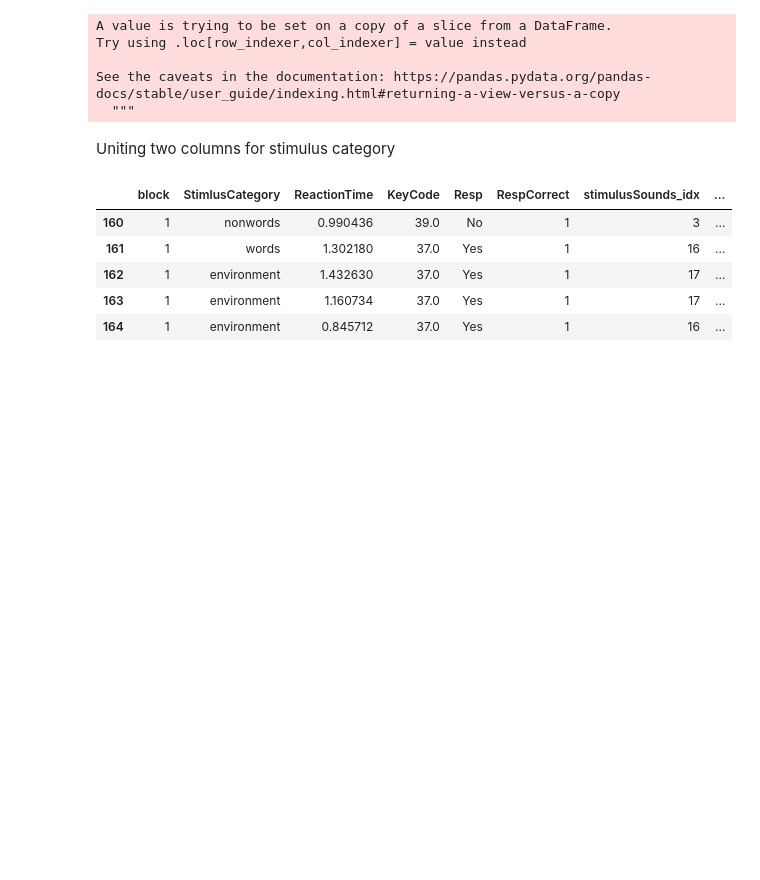
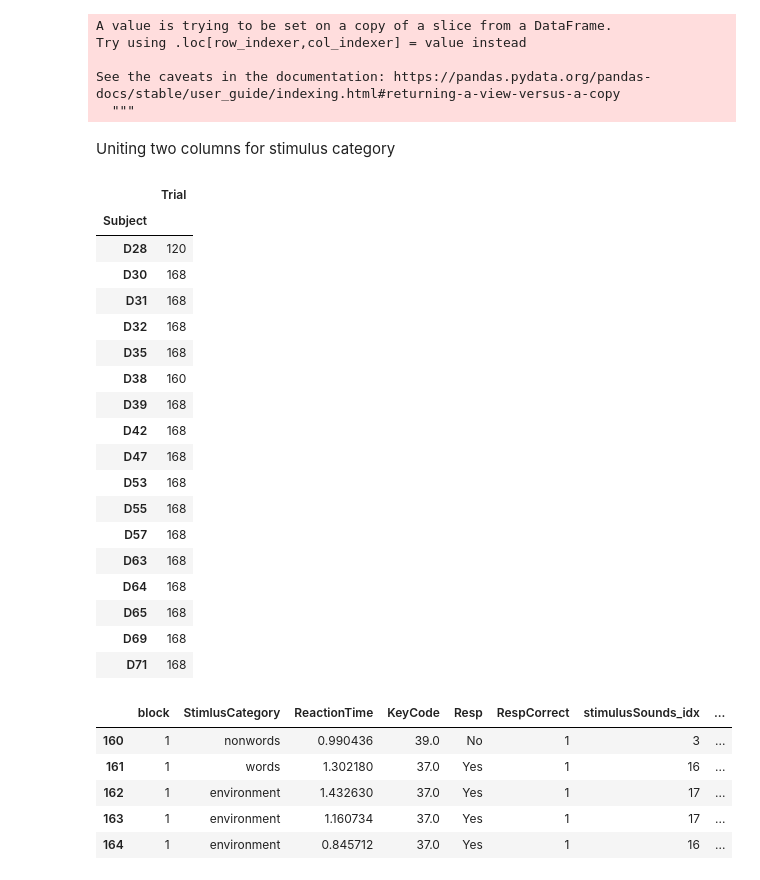
Before and after one commit to cristinarainich/Sternberg_analysis, a Jupyter notebook: Preprocessing_of_datasets_Environmental.ipynb, the cells around one changed output. Cells and saved outputs as stored; diff of their text form; code cells hidden in the pictures; blank space fills up the shorter version.

```diff
--- a/Preprocessing_of_datasets_Environmental.ipynb
+++ b/Preprocessing_of_datasets_Environmental.ipynb
@@ -240,6 +240,28 @@ See the caveats in the documentation: https://pandas.pydata.org/pandas-docs/stab
   """
 # %% [markdown]
 Uniting two columns for stimulus category
+# %%
+ieeg_.groupby(['Subject'])[['Trial']].count()
+# %% [output]
+|  | Trial |
+| Subject |  |
+| D28 | 120 |
+| D30 | 168 |
+| D31 | 168 |
+| D32 | 168 |
+| D35 | 168 |
+| D38 | 160 |
+| D39 | 168 |
+| D42 | 168 |
+| D47 | 168 |
+| D53 | 168 |
+| D55 | 168 |
+| D57 | 168 |
+| D63 | 168 |
+| D64 | 168 |
+| D65 | 168 |
+| D69 | 168 |
+| D71 | 168 |
 # %%
 ieeg_.head()
 # %% [output]
```
Also changed, not shown: parts of 7 cells of this notebook.
